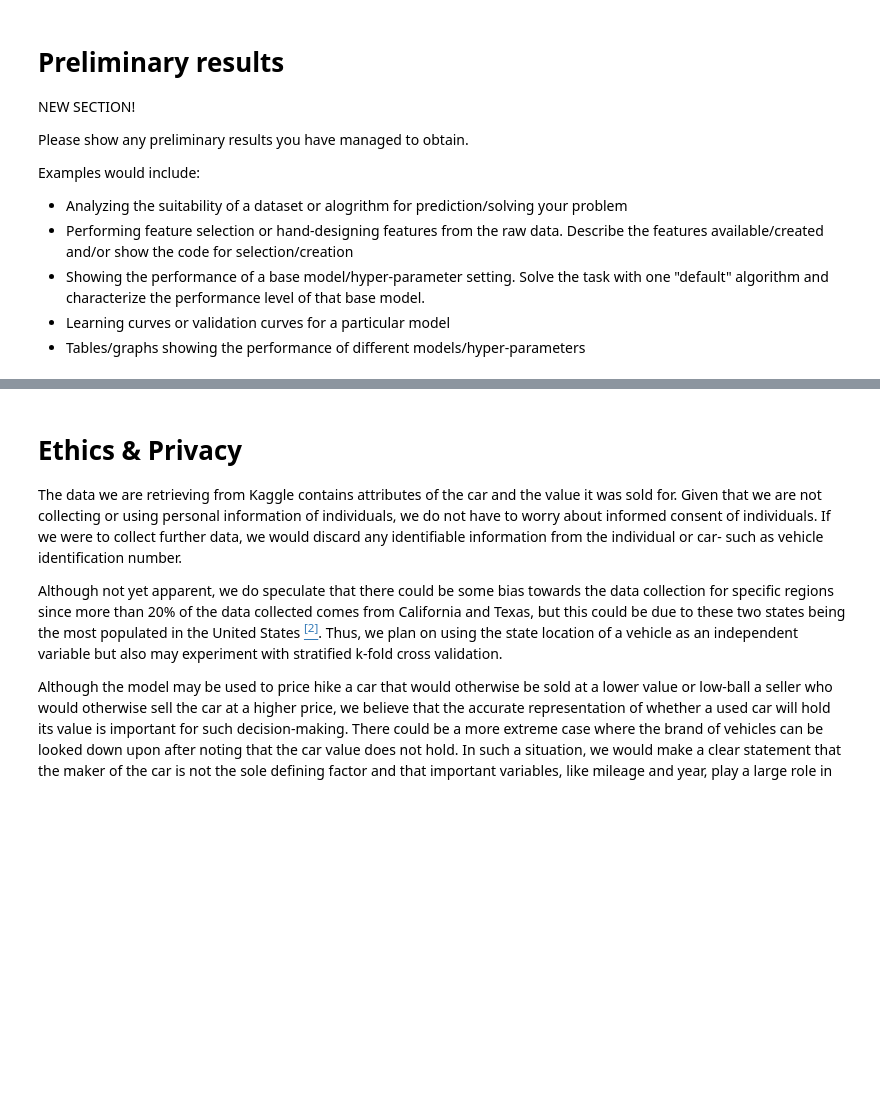
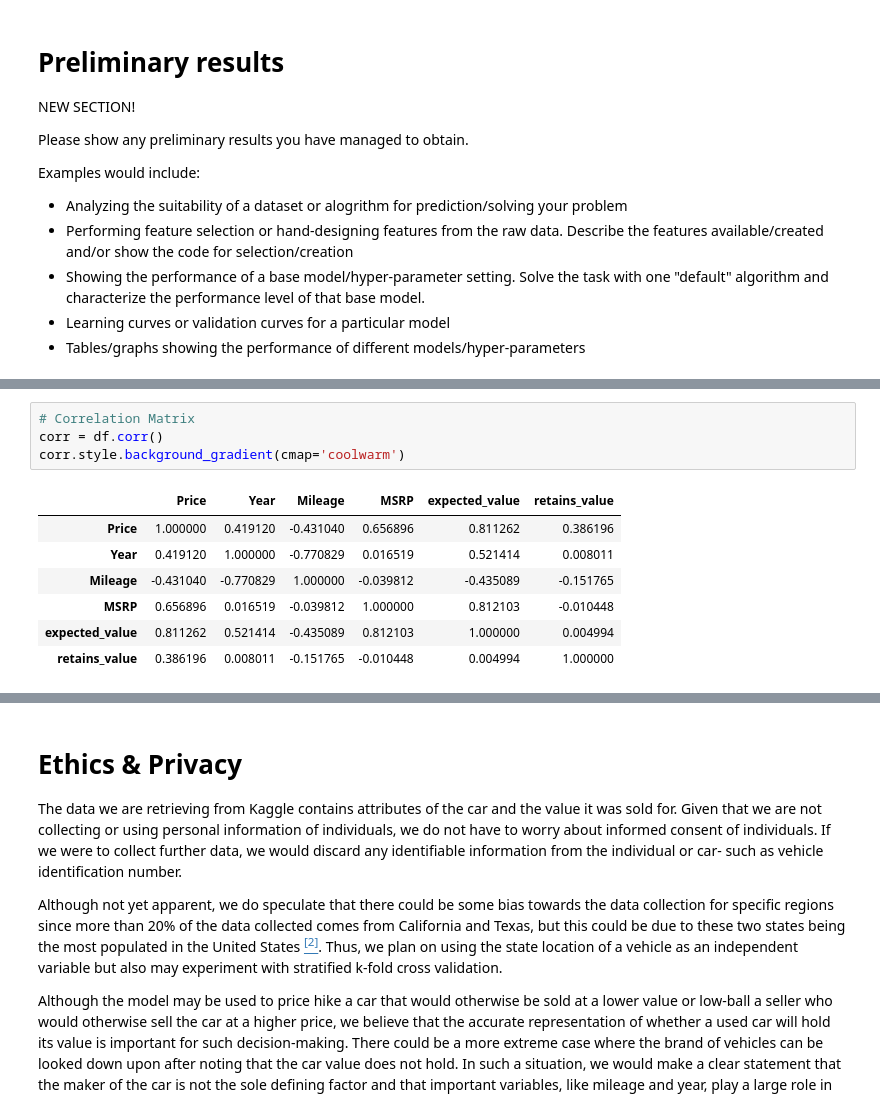
Before and after one commit to COGS118A/Group054-Sp22, a Jupyter notebook: Checkpoint_group054.ipynb, the cells around one changed output, grey strips where cells are left out. Drawn from its saved outputs; the diff is of its cells as text; blank space fills up the shorter version.

```diff
--- a/Checkpoint_group054.ipynb
+++ b/Checkpoint_group054.ipynb
@@ -91,0 +115,12 @@ Examples would include:
+# %%
+# Correlation Matrix
+corr = df.corr()
+corr.style.background_gradient(cmap='coolwarm')
+# %% [output]
+|  | Price | Year | Mileage | MSRP | expected_value | retains_value |
+| Price | 1.000000 | 0.419120 | -0.431040 | 0.656896 | 0.811262 | 0.386196 |
+| Year | 0.419120 | 1.000000 | -0.770829 | 0.016519 | 0.521414 | 0.008011 |
+| Mileage | -0.431040 | -0.770829 | 1.000000 | -0.039812 | -0.435089 | -0.151765 |
+| MSRP | 0.656896 | 0.016519 | -0.039812 | 1.000000 | 0.812103 | -0.010448 |
+| expected_value | 0.811262 | 0.521414 | -0.435089 | 0.812103 | 1.000000 | 0.004994 |
+| retains_value | 0.386196 | 0.008011 | -0.151765 | -0.010448 | 0.004994 | 1.000000 |
```
Also changed, not shown: parts of 9 cells of this notebook, 3 other files.
